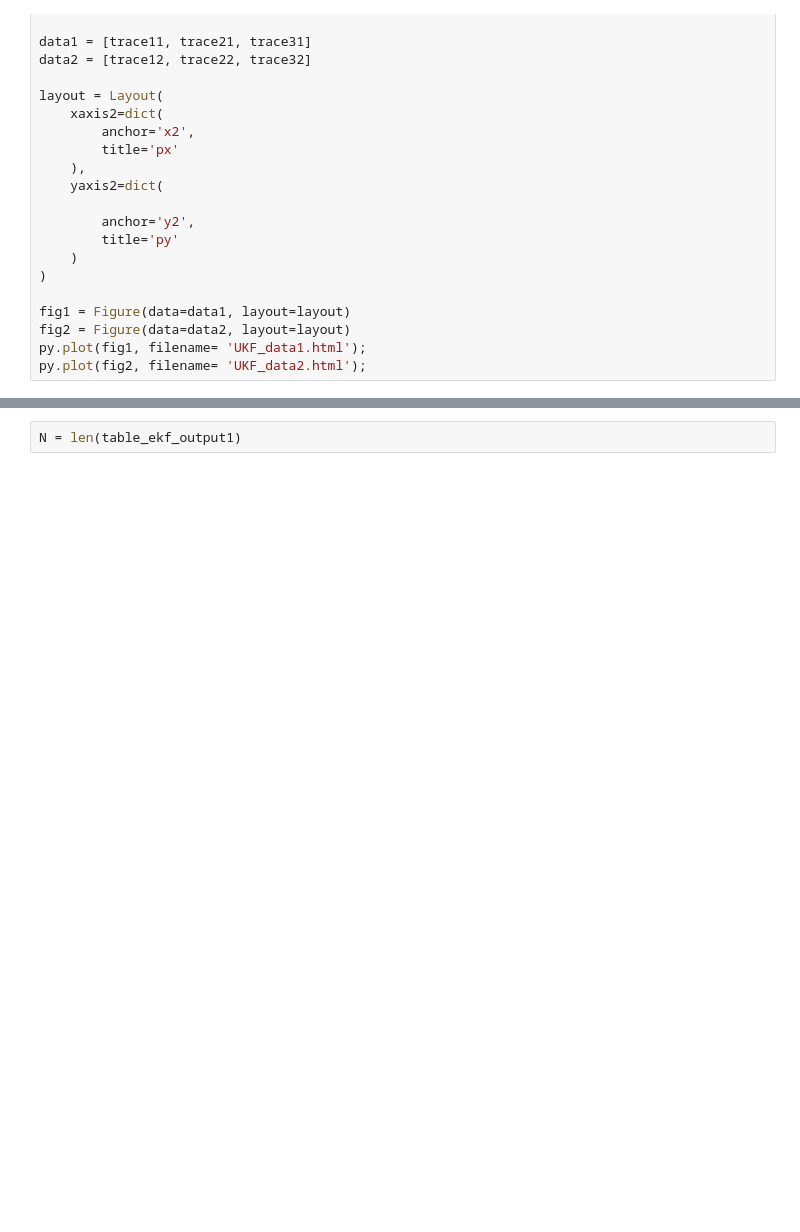
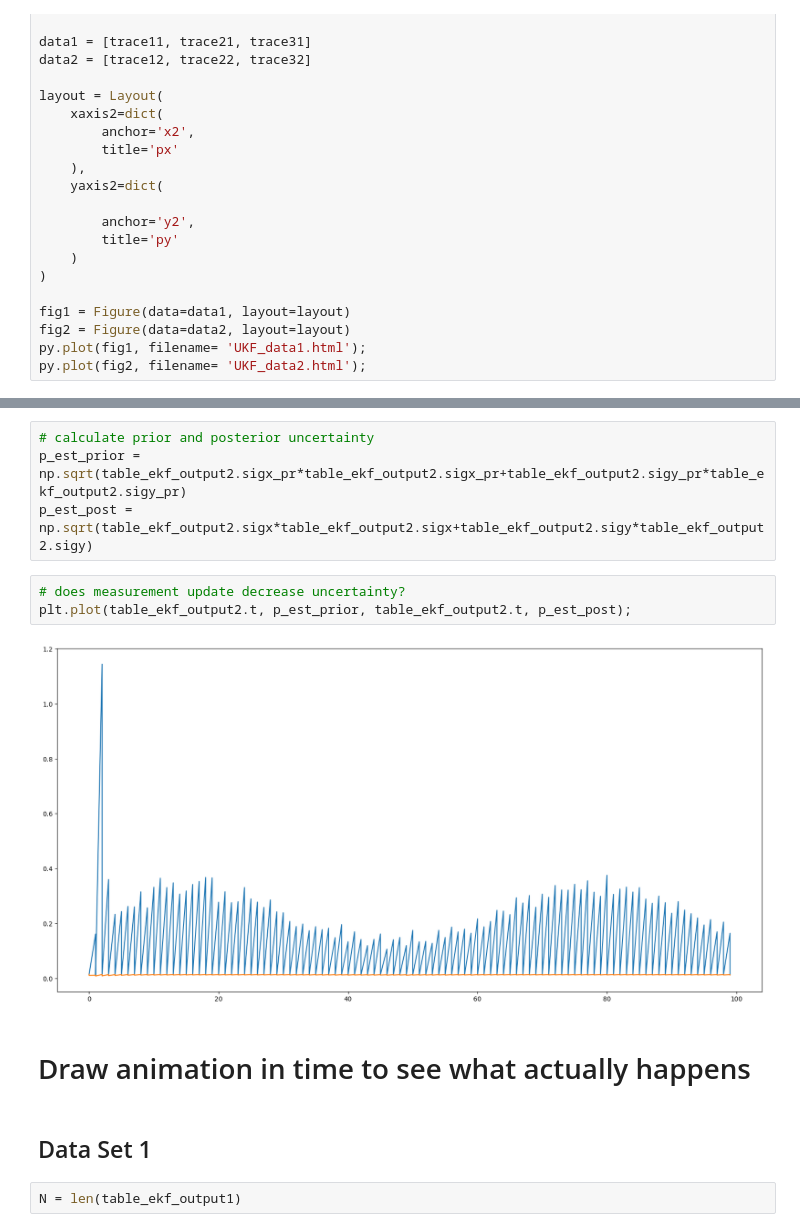
Before and after one commit to asimonov/CarND-Unscented-Kalman-Filter-Project, a Jupyter notebook: ukf-visualize.ipynb, the cells around one changed output, grey strips where cells are left out. Cells and saved outputs as stored; diff of their text form; blank space fills up the shorter version.

```diff
--- a/ukf-visualize.ipynb
+++ b/ukf-visualize.ipynb
@@ -166,3 +203,16 @@ py.plot(fig2, filename= 'UKF_data2.html');
+# %%
+# calculate prior and posterior uncertainty
+p_est_prior = np.sqrt(table_ekf_output2.sigx_pr*table_ekf_output2.sigx_pr+table_ekf_output2.sigy_pr*table_ekf_output2.sigy_pr)
+p_est_post = np.sqrt(table_ekf_output2.sigx*table_ekf_output2.sigx+table_ekf_output2.sigy*table_ekf_output2.sigy)
+# %%
+# does measurement update decrease uncertainty?
+plt.plot(table_ekf_output2.t, p_est_prior, table_ekf_output2.t, p_est_post);
+# %% [output]
+[figure, added]
+# %% [markdown]
+# Draw animation in time to see what actually happens
+# %% [markdown]
+## Data Set 1
 # %%
 N = len(table_ekf_output1)
 # %%
```
Also changed, not shown: parts of 41 cells of this notebook, 3 other files.
